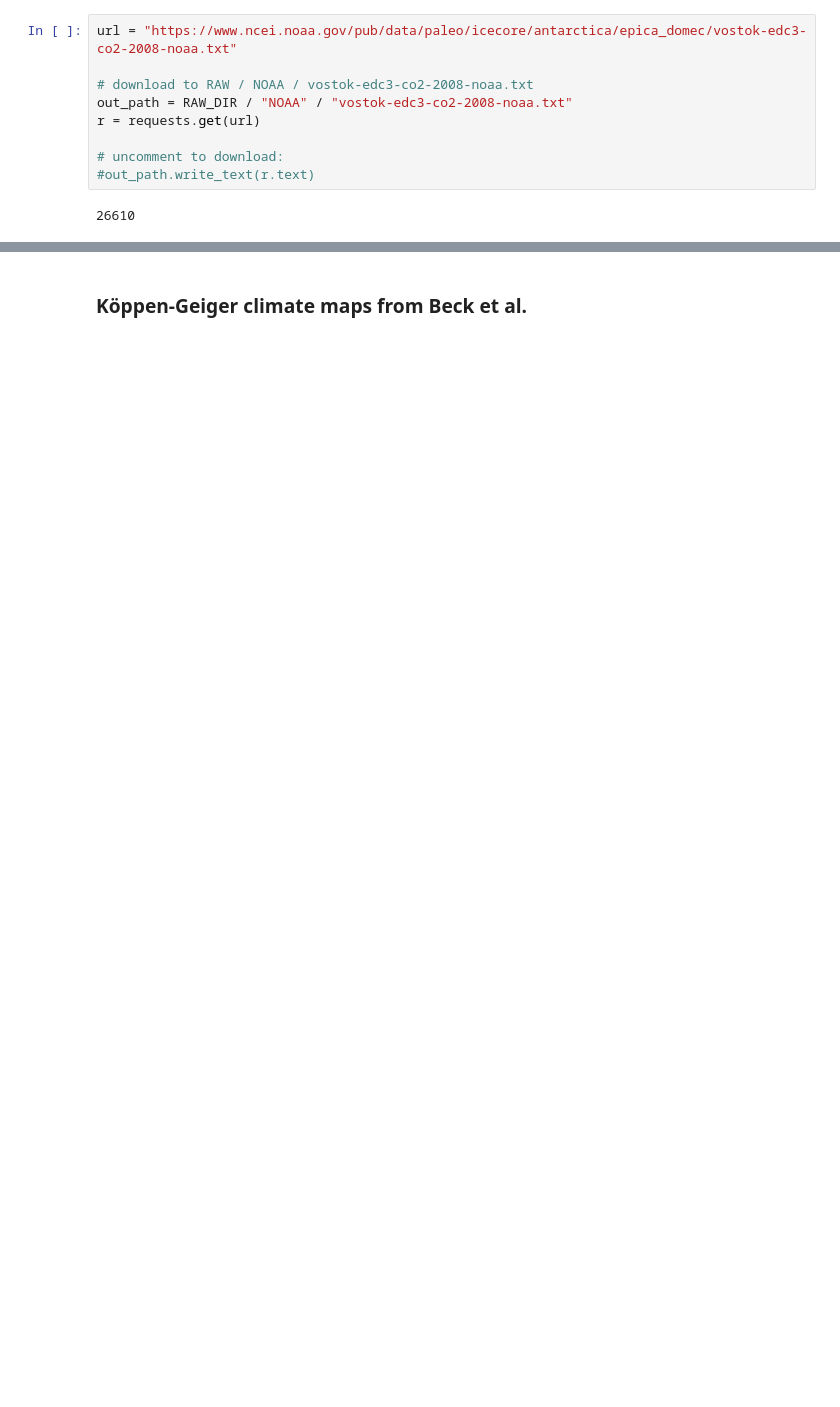
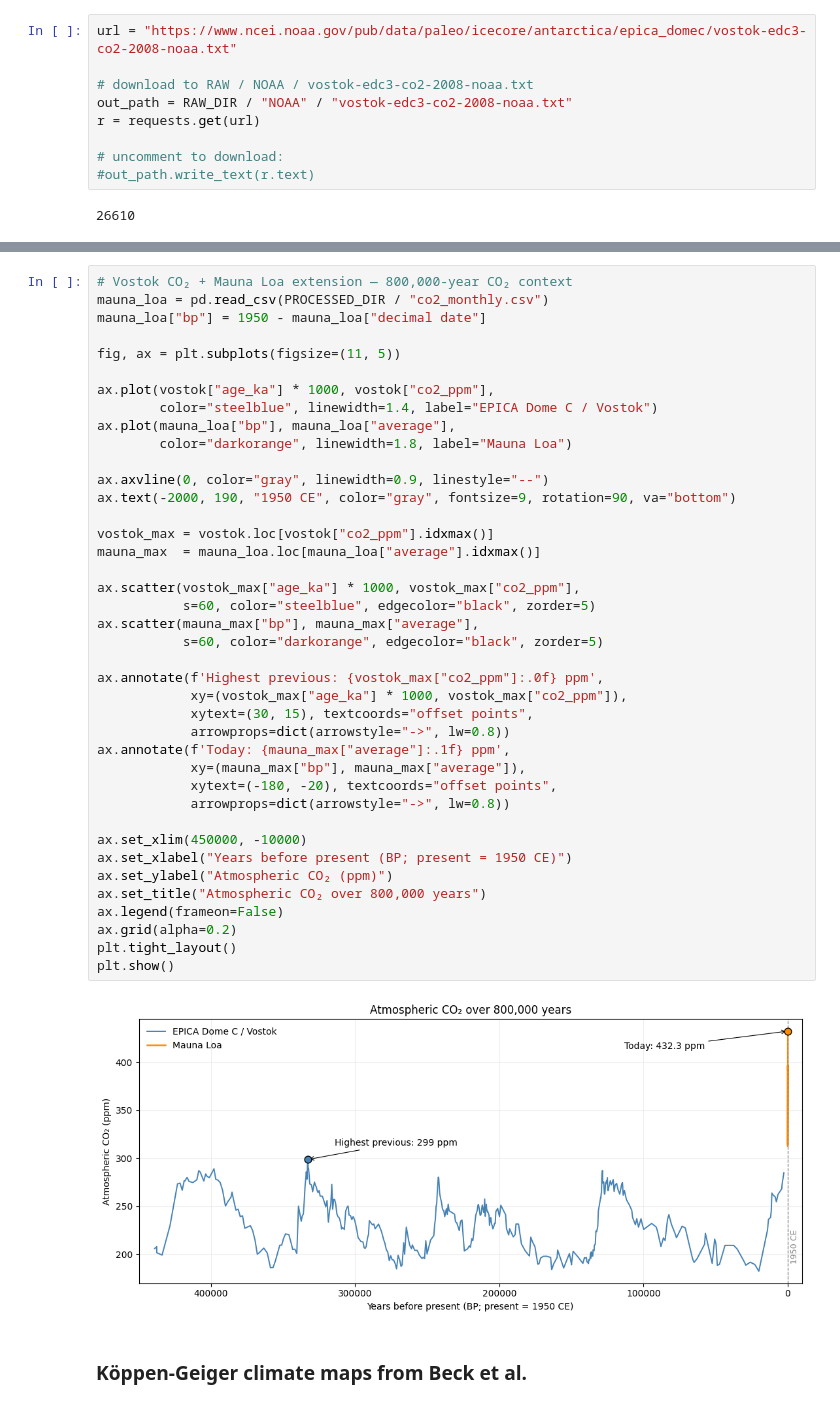
Before and after one commit to Cas-Dec/USLS-Workshop, a Jupyter notebook: behind-the-scenes/day1_bts.ipynb, the cells around one changed output, grey strips where cells are left out. Cells and saved outputs as stored; diff of their text form; blank space fills up the shorter version.

```diff
--- a/behind-the-scenes/day1_bts.ipynb
+++ b/behind-the-scenes/day1_bts.ipynb
@@ -197,2 +380,44 @@ r = requests.get(url)
+# %%
+# Vostok CO₂ + Mauna Loa extension — 800,000-year CO₂ context
+mauna_loa = pd.read_csv(PROCESSED_DIR / "co2_monthly.csv")
+mauna_loa["bp"] = 1950 - mauna_loa["decimal date"]
+
+fig, ax = plt.subplots(figsize=(11, 5))
+
+ax.plot(vostok["age_ka"] * 1000, vostok["co2_ppm"],
+        color="steelblue", linewidth=1.4, label="EPICA Dome C / Vostok")
+ax.plot(mauna_loa["bp"], mauna_loa["average"],
+        color="darkorange", linewidth=1.8, label="Mauna Loa")
+
+ax.axvline(0, color="gray", linewidth=0.9, linestyle="--")
+ax.text(-2000, 190, "1950 CE", color="gray", fontsize=9, rotation=90, va="bottom")
+
+vostok_max = vostok.loc[vostok["co2_ppm"].idxmax()]
+mauna_max  = mauna_loa.loc[mauna_loa["average"].idxmax()]
+
+ax.scatter(vostok_max["age_ka"] * 1000, vostok_max["co2_ppm"],
+           s=60, color="steelblue", edgecolor="black", zorder=5)
+ax.scatter(mauna_max["bp"], mauna_max["average"],
+           s=60, color="darkorange", edgecolor="black", zorder=5)
+
+ax.annotate(f'Highest previous: {vostok_max["co2_ppm"]:.0f} ppm',
+            xy=(vostok_max["age_ka"] * 1000, vostok_max["co2_ppm"]),
+            xytext=(30, 15), textcoords="offset points",
+            arrowprops=dict(arrowstyle="->", lw=0.8))
+ax.annotate(f'Today: {mauna_max["average"]:.1f} ppm',
+            xy=(mauna_max["bp"], mauna_max["average"]),
+            xytext=(-180, -20), textcoords="offset points",
+            arrowprops=dict(arrowstyle="->", lw=0.8))
+
+ax.set_xlim(450000, -10000)
+ax.set_xlabel("Years before present (BP; present = 1950 CE)")
+ax.set_ylabel("Atmospheric CO₂ (ppm)")
+ax.set_title("Atmospheric CO₂ over 800,000 years")
+ax.legend(frameon=False)
+ax.grid(alpha=0.2)
+plt.tight_layout()
+plt.show()
+# %% [output]
+[figure, added]
 # %% [markdown]
 ### Köppen-Geiger climate maps from Beck et al.
```
Also changed, not shown: parts of 19 cells of this notebook, 1 other file.
